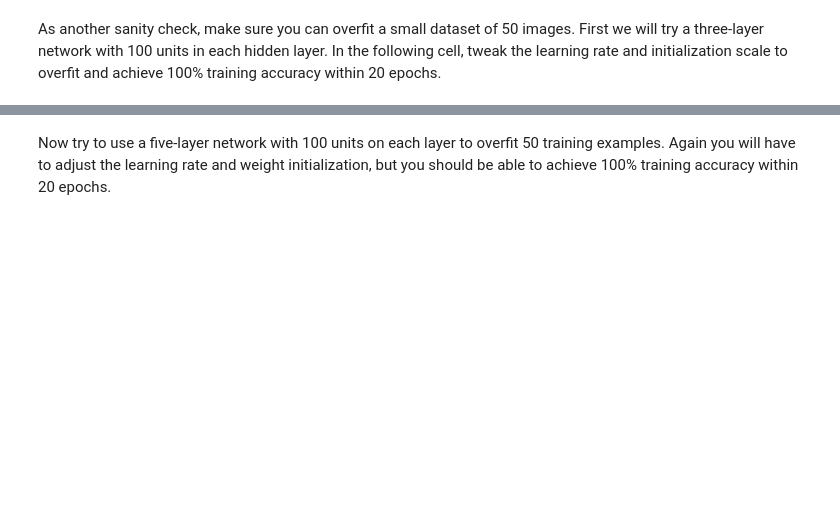
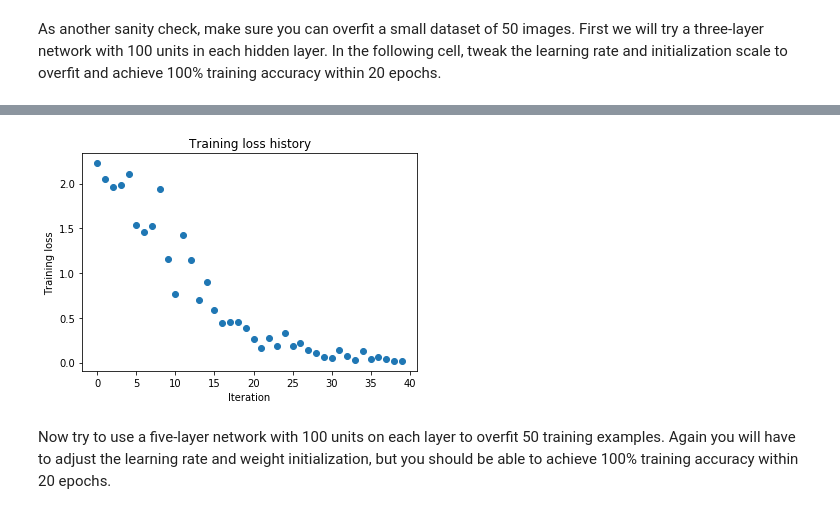
Before and after one commit to ironjr/cs231n-study, a Jupyter notebook: assignment2/FullyConnectedNets.ipynb, the cells around one changed output, grey strips where cells are left out. Saved outputs shown, nothing was run; the diff lists cells and outputs as text; code cells hidden in the pictures; blank space fills up the shorter version.

```diff
--- a/assignment2/FullyConnectedNets.ipynb
+++ b/assignment2/FullyConnectedNets.ipynb
@@ -428,7 +443,7 @@ small_data = {
 }
 
 weight_scale = 1e-2
-learning_rate = 1e-4
+learning_rate = 1e-2
 model = FullyConnectedNet([100, 100],
               weight_scale=weight_scale, dtype=np.float64)
 solver = Solver(model, small_data,
@@ -445,3 +460,4 @@ plt.title('Training loss history')
 plt.xlabel('Iteration')
 plt.ylabel('Training loss')
 plt.show()
+# %% [output]
@@ -448,3 +481,4 @@ plt.show()
+[figure, added]
 # %% [markdown]
 Now try to use a five-layer network with 100 units on each layer to overfit 50 training examples. Again you will have to adjust the learning rate and weight initialization, but you should be able to achieve 100% training accuracy within 20 epochs.
 # %%
```
Also changed, not shown: parts of 13 cells of this notebook, 2 other files.
